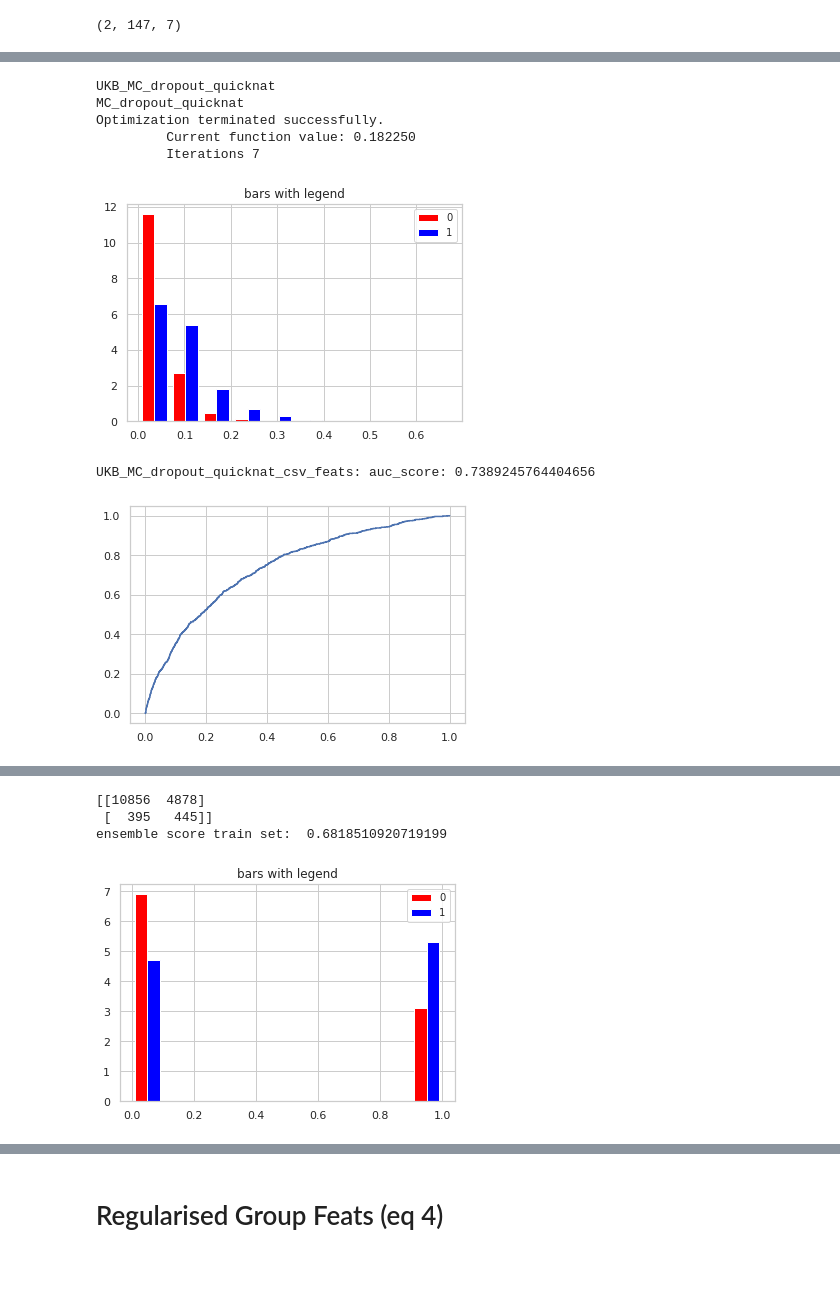
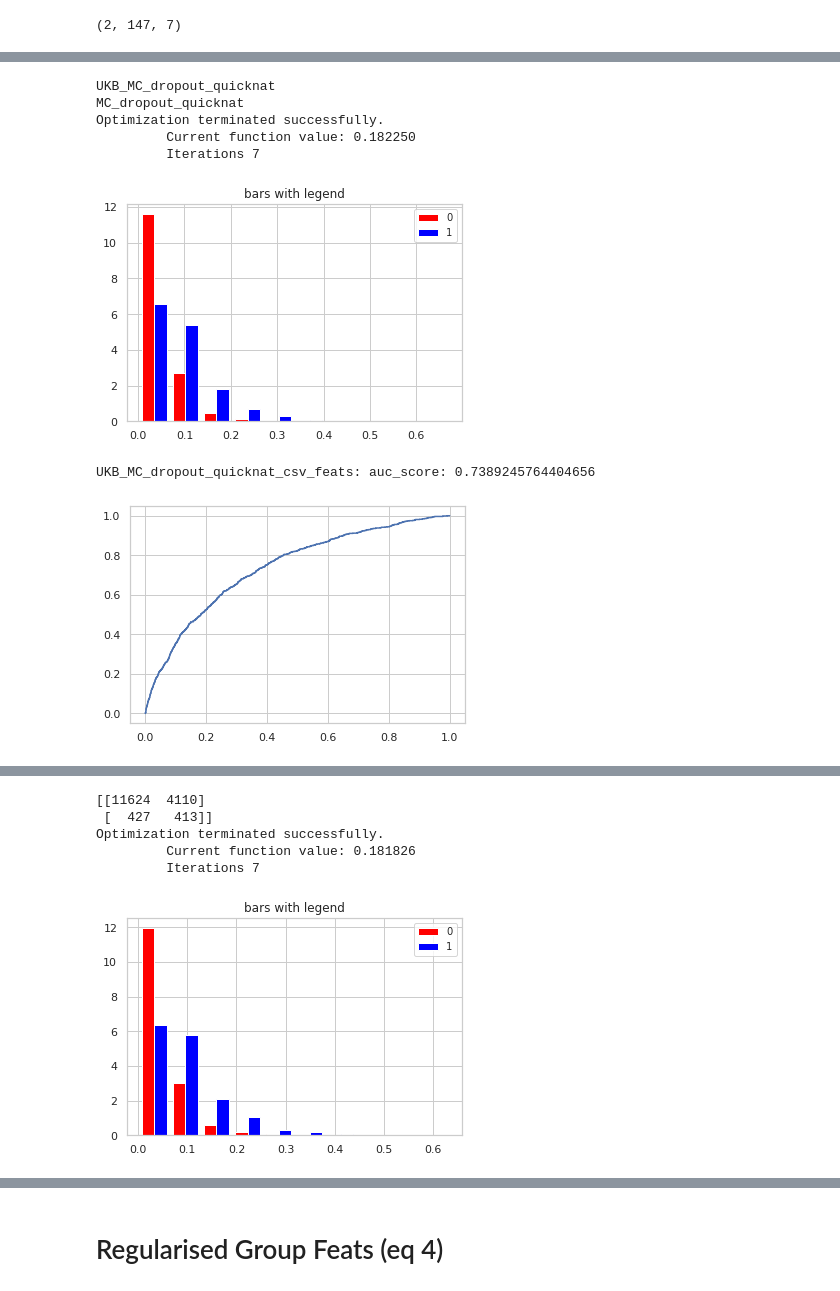
Before and after one commit to jyotirmay123/BNN-for-Uncertainty-Estimation-of-Imaging-Biomarkers, a Jupyter notebook: diabetes_classification-041119.ipynb, the cells around one changed output, grey strips where cells are left out. Saved outputs shown, nothing was run; the diff lists cells and outputs as text; code cells hidden in the pictures.

Commit message:
05-12-19:classification_stats_analysis++

```diff
--- a/diabetes_classification-041119.ipynb
+++ b/diabetes_classification-041119.ipynb
@@ -295,11 +309,12 @@ def weighted_group_feats(df, target_col, features_string, alpha_col):
     return p_values, fii, (y, predicted)
 # %%
 def normalise_iou(df):
-    for iou_col in ['iou_spleen', 'iou_liver']:
+    for iou_col in ['iou_spleen', 'iou_liver', 'iou_mean']:
         iou = df[iou_col]
+#         iou = (iou - iou.mean())/iou.std(ddof=0)
         iou = (iou - iou.min()) / (iou.max() - iou.min())
         df[f'{iou_col}_normalised'] = iou
-    df['iou_mean_normalised'] = (df['iou_spleen_normalised'] + df['iou_liver_normalised']) / 2
+#     df['iou_mean_normalised'] = (df['iou_spleen_normalised'] + df['iou_liver_normalised']) / 2
     return df
 
 # for model, path in model_report_paths.items():
@@ -590,11 +649,13 @@ for model, df in dfs_ukb.items():
     else:
         selected_feats = selected_model_feats #+ ['iou_spleen_normalised', 'iou_liver_normalised', 'iou_mean_normalised']
 
-    dfs_ukb[model] = df[df.volume_id.isin(common_vols)][selected_feats]
-    df, normalised_cols = z_score_column_normalise(dfs_ukb[model], ['seg_spleen', 'seg_liver'])
+    df = df[df.volume_id.isin(common_vols)][selected_feats]
+    df['seg_spleen_bmi_normalised'] = df['seg_spleen'] / df['bmi_numeric']
+    df['seg_liver_bmi_normalised'] = df['seg_liver'] / df['bmi_numeric']
+    df, normalised_cols = z_score_column_normalise(df, ['seg_spleen', 'seg_liver', 'age', 'bmi_numeric'])
     if 'dataset' not in model:
-        df['iou_dot_seg_spleen'] = df['iou_spleen'] * df['seg_spleen_normalised']
-        df['iou_dot_seg_liver'] = df['iou_liver'] * df['seg_liver_normalised']
+        df['iou_dot_seg_spleen'] = df['iou_spleen'] * df['seg_spleen']
+        df['iou_dot_seg_liver'] = df['iou_liver'] * df['seg_liver']
         df, _ =  z_score_column_normalise(df, ['iou_dot_seg_spleen', 'iou_dot_seg_liver'])
         df = normalise_iou(df)
     dfs_ukb[model] = df
@@ -737,11 +799,11 @@ Successfully installed xgboost-0.90
 # Ensemble Techniques
 # %%
 import shap
-import xgboost
+# import xgboost
 
 shap.initjs()
 for model, df in dfs.items():
-    feats = basic_feats + [ 'seg_spleen_normalised', 'seg_liver_normalised',  'iou_spleen', 'iou_liver']
+    feats = basic_feats + [ 'seg_spleen_normalised', 'seg_liver_normalised',  f'iou_dot_seg_liver_normalised', f'iou_dot_seg_spleen_normalised']
     x = df[feats]
     y = df['diabetes_status']
 
@@ -782,6 +838,7 @@ shap.dependence_plot("seg_liver_normalised", shap_values[0], x)
 feats = basic_feats
 dicts = {}
 anova_test_dicts = {}
+# basic_feats = normalised_basic_feats
 for model, df in dfs_ukb.items():
 #
 #     df, normalised_cols = z_score_column_normalise(df, ['seg_spleen', 'seg_liver'])
@@ -807,31 +864,43 @@ for model, df in dfs_ukb.items():
     dicts, _ = aggregate_model_outputs(df, target_col, basic_feats, dicts, model, target_col, global_kora_models[k_mod]['normal'])
 
 #     Equation 2 process
-    feats = basic_feats + [ 'seg_spleen_normalised', 'seg_liver_normalised']
+#     for organ in ['spleen', 'liver']:
+    organ = 'liver'
+    feats = basic_feats + [ f'seg_{organ}_normalised', f'seg_spleen_normalised']
     p_values, statsmodel, y_yp = discrete_group_feature_stats(feats, df, target_col, ['sex'], True)
-    auc_score, f1_score = auc_roc(y_yp, f'{model}_seg')
-    dicts[model][target_col+'_with_seg_volumes'] = p_values
-    dicts[model][target_col+'_with_seg_volumes']['auc'] = auc_score
-    dicts[model][target_col+'_with_seg_volumes']['f1'] = f1_score
-    dicts, _ = aggregate_model_outputs(df, target_col, feats, dicts, model, target_col+'_with_seg_volumes', global_kora_models[k_mod]['seg'])
+    auc_score, f1_score = auc_roc(y_yp, f'{model}_{organ}_seg')
+    dicts[model][target_col+f'_{organ}_with_seg_volumes'] = p_values
+    dicts[model][target_col+f'_{organ}_with_seg_volumes']['auc'] = auc_score
+    dicts[model][target_col+f'_{organ}_with_seg_volumes']['f1'] = f1_score
+    dicts, _ = aggregate_model_outputs(df, target_col, feats, dicts, model, target_col+f'_{organ}_with_seg_volumes', global_kora_models[k_mod][f'{organ}_seg'])
+
 
 #     Equation 3 process
-    feats = basic_feats + [ 'seg_spleen_normalised', 'seg_liver_normalised', 'iou_spleen', 'iou_liver']
+    feats = basic_feats + [ f'seg_{organ}_normalised', f'iou_{organ}', f'seg_spleen_normalised', f'iou_spleen']
     p_values, statsmodel, y_yp = discrete_group_feature_stats(feats, df, target_col, ['sex'], True)
-    auc_score, f1_score = auc_roc(y_yp, f'{model}_seg_iou')
-    dicts[model][target_col+'_with_seg_and_iou'] = p_values
-    dicts[model][target_col+'_with_seg_and_iou']['auc'] = auc_score
-    dicts[model][target_col+'_with_seg_and_iou']['f1'] = f1_score
-    dicts, _ = aggregate_model_outputs(df, target_col, feats, dicts, model, target_col+'_with_seg_and_iou', global_kora_models[k_mod]['seg_iou'])
+    auc_score, f1_score = auc_roc(y_yp, f'{model}_{organ}_seg_iou')
+    dicts[model][target_col+f'_{organ}_with_seg_and_iou'] = p_values
+    dicts[model][target_col+f'_{organ}_with_seg_and_iou']['auc'] = auc_score
+    dicts[model][target_col+f'_{organ}_with_seg_and_iou']['f1'] = f1_score
+    dicts, _ = aggregate_model_outputs(df, target_col, feats, dicts, model, target_col+f'_{organ}_with_seg_and_iou', global_kora_models[k_mod][f'{organ}_seg_iou'])
+
+    feats = basic_feats + [ f'seg_{organ}_normalised',  f'seg_spleen_normalised', f'iou_dot_seg_{organ}_normalised', f'iou_dot_seg_spleen_normalised']
+    p_values, statsmodel, y_yp = discrete_group_feature_stats(feats, df, target_col, ['sex'], True)
+    auc_score, f1_score = auc_roc(y_yp, f'{model}_{organ}_seg_dot_iou')
+    dicts[model][target_col+f'_{organ}_with_seg_dot_iou'] = p_values
+    dicts[model][target_col+f'_{organ}_with_seg_dot_iou']['auc'] = auc_score
+    dicts[model][target_col+f'_{organ}_with_seg_dot_iou']['f1'] = f1_score
+    dicts, _ = aggregate_model_outputs(df, target_col, feats, dicts, model, target_col+f'_{organ}_with_seg_dot_iou', global_kora_models[k_mod][f'{organ}_seg_dot_iou'])
+
 
     #     Equation 4.0 process
-    feats = basic_feats + [ 'seg_spleen_normalised', 'seg_liver_normalised']
-    p_values, statsmodel, y_yp = discrete_weighted_group_feats(df, target_col, feats, 'iou_mean', class_freq=[15000, 1000])
-    auc_score, f1_score = auc_roc(y_yp, f'{model}_csv_feats')
-    dicts[model][target_col+'_seg_reg_iou'] = p_values
-    dicts[model][target_col+'_seg_reg_iou']['auc'] = auc_score
-    dicts[model][target_col+'_seg_reg_iou']['f1'] = f1_score
-    dicts, _ = aggregate_model_outputs(df, target_col, feats, dicts, model, target_col+'_seg_reg_iou', global_kora_models[k_mod]['seg_reg_iou'])
+    feats = basic_feats + [ f'seg_{organ}_normalised',  f'seg_spleen_normalised']
+    p_values, statsmodel, y_yp = discrete_weighted_group_feats(df, target_col, feats, f'iou_mean')
+    auc_score, f1_score = auc_roc(y_yp, f'{model}_{organ}_csv_feats')
+    dicts[model][target_col+f'_{organ}_seg_reg_iou'] = p_values
+    dicts[model][target_col+f'_{organ}_seg_reg_iou']['auc'] = auc_score
+    dicts[model][target_col+f'_{organ}_seg_reg_iou']['f1'] = f1_score
+    dicts, _ = aggregate_model_outputs(df, target_col, feats, dicts, model, target_col+f'_{organ}_seg_reg_iou', global_kora_models[k_mod][f'{organ}_seg_reg_iou'], 'iou_mean')
 # #     Equation 4.1 process
 #     feats = basic_feats + [ 'seg_spleen_normalised']
 #     p_values, statsmodel = discrete_weighted_group_feats(df, target_col, feats, 'iou_spleen')
@@ -863,4 +932,6 @@ ensemble: auc_score: 0.6098663343562923
-[[10856  4878]
- [  395   445]]
-ensemble score train set:  0.6818510920719199
+[[11624  4110]
+ [  427   413]]
+Optimization terminated successfully.
+         Current function value: 0.181826
+         Iterations 7
-[figure, old version]
+[figure, new version]
```
Also changed, not shown: parts of 17 cells of this notebook, 9 other files.
